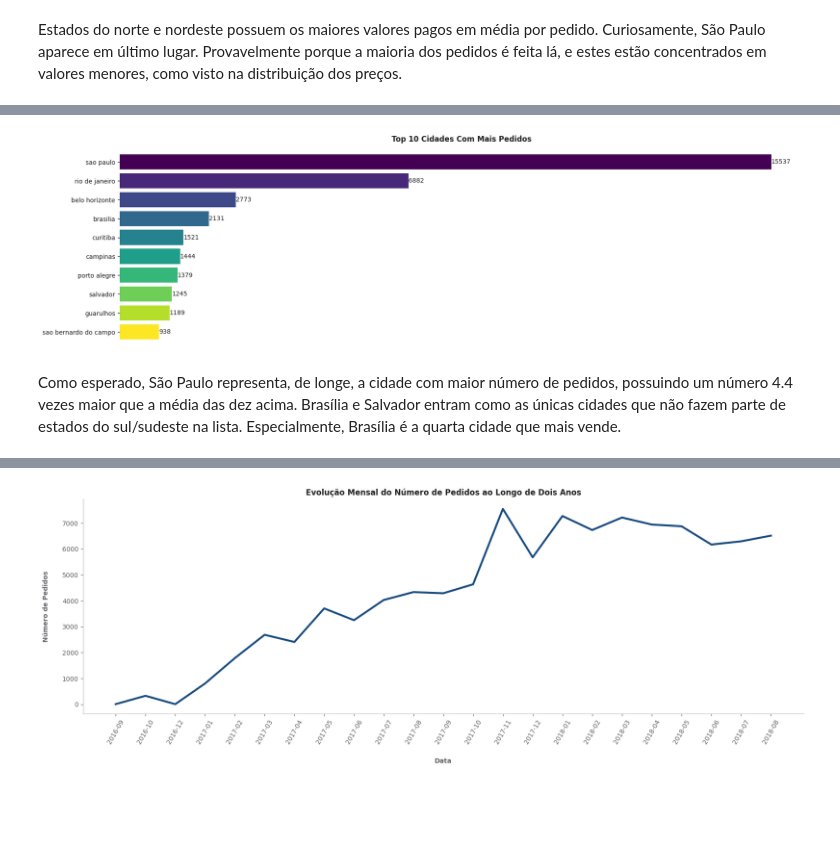
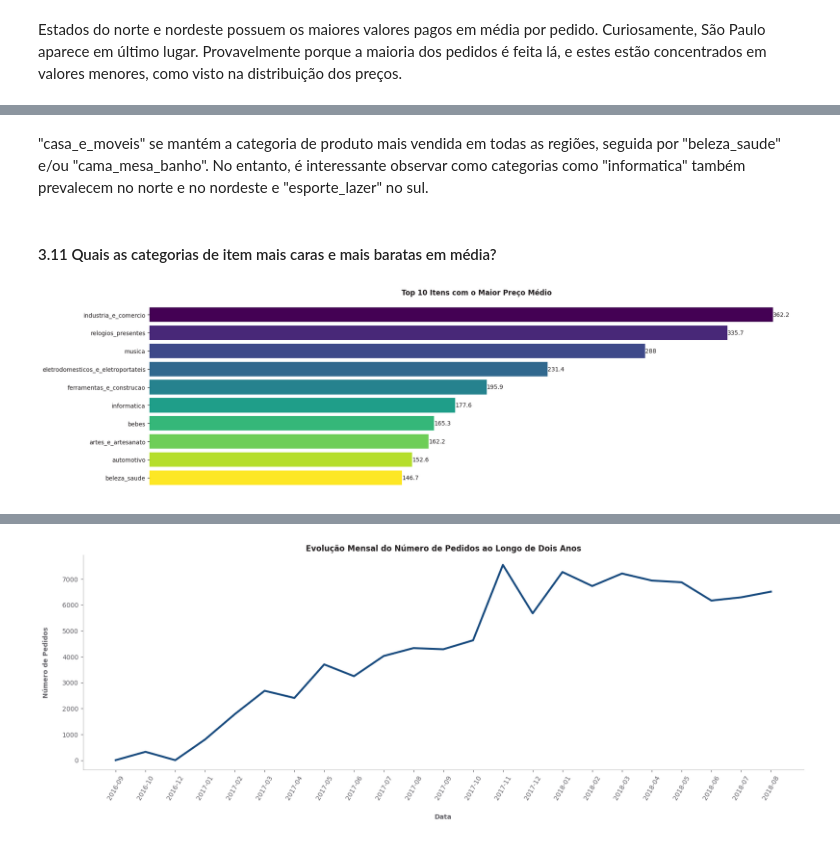
Before and after one commit to allmeidaapedro/Olist-Analysis, a Jupyter notebook: eda.ipynb, the cells around one changed output, grey strips where cells are left out. Saved outputs shown, nothing was run; the diff lists cells and outputs as text; code cells hidden in the pictures; blank space fills up the shorter version.

```diff
--- a/eda.ipynb
+++ b/eda.ipynb
@@ -144,7 +144,7 @@ orders.shape, items.shape
 # %% [output]
 ((99441, 8), (112650, 7))
 # %%
-item_data = pd.merge(left=orders, right=items, on='order_id', how='inner').drop(columns=['freight_value','order_approved_at', 'order_delivered_carrier_date', 'order_delivered_customer_date', 'order_estimated_delivery_date', 'shipping_limit_date', 'seller_id', 'order_status'])
+item_data = pd.merge(left=orders, right=items, on='order_id', how='inner').drop(columns=['freight_value','order_approved_at', 'order_delivered_carrier_date', 'order_delivered_customer_date', 'order_estimated_delivery_date', 'shipping_limit_date', 'seller_id', 'order_status', 'order_item_id'])
 item_data = pd.merge(left=item_data, right=customers, how='inner', on='customer_id').drop(columns=['customer_id', 'customer_zip_code_prefix'])
 item_data = pd.merge(left=item_data, right=products, on='product_id', how='inner').drop(columns=[x for x in products.columns if x not in set(['product_id', 'product_category_name'])])
 item_data.head()
@@ -733,19 +845,31 @@ Acima podemos ver os produtos mais vendidos. Algo que me chama atenção é o fa
+# %% [markdown]
+"casa_e_moveis" se mantém a categoria de produto mais vendida em todas as regiões, seguida por "beleza_saude" e/ou "cama_mesa_banho". No entanto, é interessante observar como categorias como "informatica" também prevalecem no norte e no nordeste e "esporte_lazer" no sul.
+# %% [markdown]
+#### 3.11 Quais as categorias de item mais caras e mais baratas em média?
+# %%
+# Grouping the data by unique products categories, obtaining the average price of the most expensive and cheaper categories.
+unique_products = item_data.drop_duplicates(subset='product_id', ignore_index=True)
+expensive_products = unique_products.groupby(['product_category_name'])[['price']].mean().sort_values(by=['price'], ascending=False).reset_index().head(10)
+cheap_products = unique_products.groupby(['product_category_name'])[['price']].mean().sort_values(by=['price'], ascending=True).reset_index().head(10)
 # %%
-cities_orders = order_data.groupby(['customer_city'])[['order_id']].count().rename(columns={'order_id': 'orders'}).sort_values(by=['orders'], ascending=False).reset_index().head(10)
+# Defining the bars colors.
+colors = plt.cm.viridis(np.linspace(0, 1, len(expensive_products)))
 
-colors = plt.cm.viridis(np.linspace(0, 1, len(cities_orders)))
+# Defining the figure and plotting the bar chart.
 figure, ax = plt.subplots(figsize=(20, 6))
-bars = ax.barh(y=cities_orders['customer_city'], width=cities_orders['orders'], color=colors)
+bars = ax.barh(y=expensive_products['product_category_name'], width=round(expensive_products['price'], 1), color=colors)
+
+# Putting labels at the top of the bars.
 ax.bar_label(bars, color=CINZA1)
-ax.set_title('Top 10 Cidades Com Mais Pedidos', color=CINZA1, fontweight='bold')
+
+# Customizing the plot.
+ax.set_title('Top 10 Itens com o Maior Preço Médio', color=CINZA1, fontweight='bold')
 ax.get_xaxis().set_visible(False)
-ax.set_yticks(ticks=cities_orders['customer_city'], labels=cities_orders['customer_city'], color=CINZA1)
+ax.set_yticks(ticks=expensive_products['product_category_name'], labels=expensive_products['product_category_name'], color=CINZA1)
 ax.spines['right'].set_visible(False)
 ax.spines['top'].set_visible(False)
 ax.spines['left'].set_visible(False)
 ax.spines['bottom'].set_visible(False)
 ax.invert_yaxis()
 # %% [output]
-[figure, old version]
+[figure, new version]
-# %% [markdown]
-Como esperado, São Paulo representa, de longe, a cidade com maior número de pedidos, possuindo um número 4.4 vezes maior que a média das dez acima. Brasília e Salvador entram como as únicas cidades que não fazem parte de estados do sul/sudeste na lista. Especialmente, Brasília é a quarta cidade que mais vende.
```
Also changed, not shown: parts of 99 cells of this notebook.
